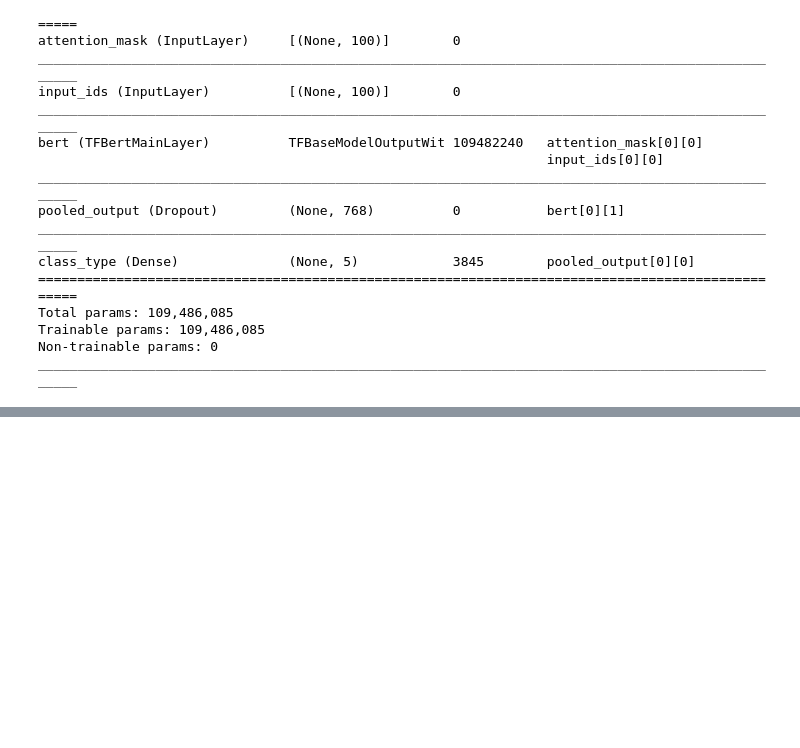
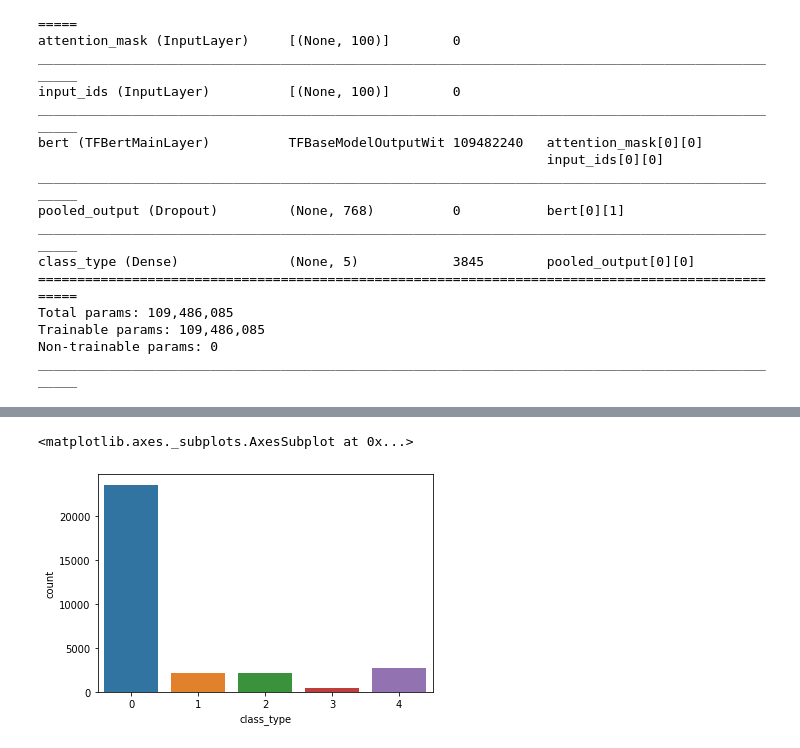
Before and after one commit to Chaarangan/text-classification, a Jupyter notebook: Text_Classification.ipynb, the cells around one changed output, grey strips where cells are left out. Drawn from its saved outputs; the diff is of its cells as text; code cells hidden in the pictures; blank space fills up the shorter version.

```diff
--- a/Text_Classification.ipynb
+++ b/Text_Classification.ipynb
@@ -265,0 +312,8 @@ model_eval = model.evaluate(
+# %%
+#Plot the bar chart of Train
+import seaborn as sns
+
+sns.countplot(x='class_type', data=data)
+# %% [output]
+<matplotlib.axes._subplots.AxesSubplot at 0x...>
+[figure, added]
```
Also changed, not shown: parts of 19 cells of this notebook.
